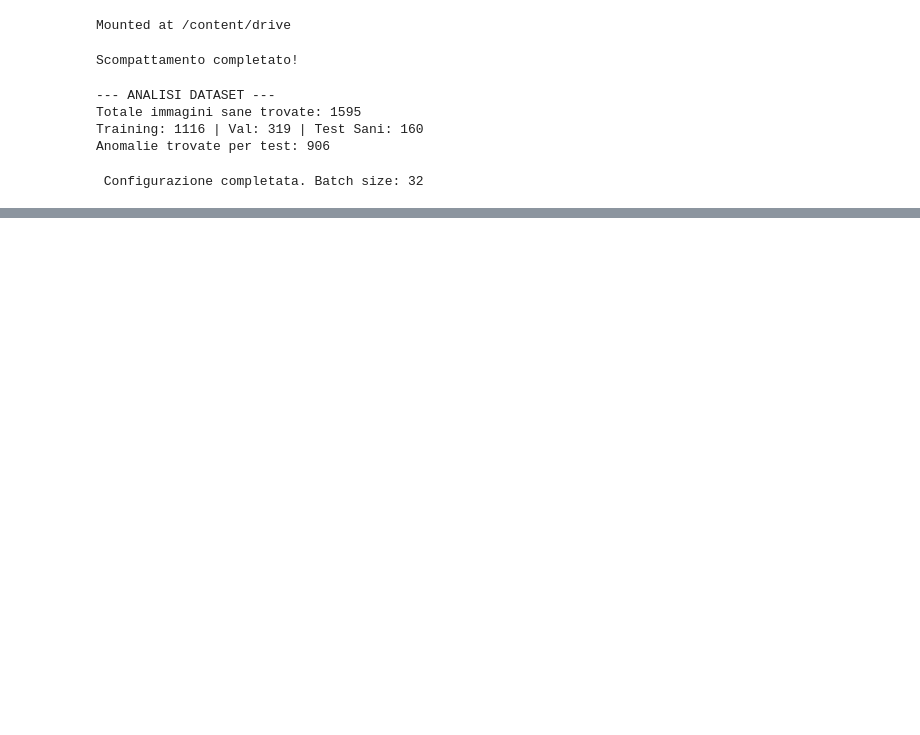
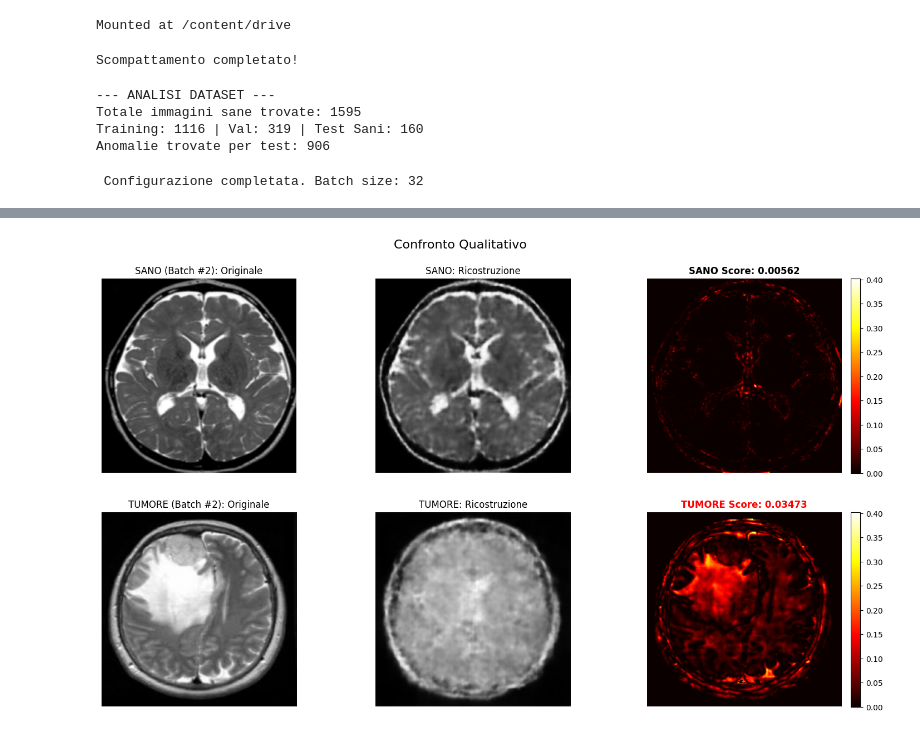
Before and after one commit to profsuccodifrutta/Variational_Autoencoder_for_Anomaly_Detection, a Jupyter notebook: 6_model.ipynb, the cells around one changed output, grey strips where cells are left out. Cells and saved outputs as stored; diff of their text form; code cells hidden in the pictures; blank space fills up the shorter version.

```diff
--- a/6_model.ipynb
+++ b/6_model.ipynb
@@ -544,18 +573,30 @@ inspect_loader(anno_loader, "ANOMALIE (Tumori)")
 # %%
 import torch.nn.functional as F
-
 import matplotlib.pyplot as plt
 import torch
 import torch.nn as nn
 
-def visualize_mri_anomaly(model, loader_sani, loader_anno, device, skip_batches=0):
+def visualize_mri_anomaly(model, loader_sani, loader_anno, device, skip_batches=0, skip_sani=None):
     model.eval()
     mse_loss = nn.MSELoss(reduction='none')
+
+    # Se non specifichi skip_sani, usa lo stesso valore di skip_batches
+    if skip_sani is None:
+        skip_sani = skip_batches
 
     with torch.no_grad():
         iter_sani = iter(loader_sani)
         iter_anno = iter(loader_anno)
 
+        # Salto i batch per i SANI
+        for _ in range(skip_sani):
+            try:
+                next(iter_sani)
+            except StopIteration:
+                iter_sani = iter(loader_sani)
+                break
+
+        # Salto i batch per i TUMORI
         for _ in range(skip_batches):
             try:
                 next(iter_anno)
@@ -563,8 +604,14 @@ def visualize_mri_anomaly(model, loader_sani, loader_anno, device, skip_batches=
                 iter_anno = iter(loader_anno)
                 break
 
+        # Prendo l'immagine corrente
         try:
             img_sano = next(iter_sani)
+        except StopIteration:
+            iter_sani = iter(loader_sani)
+            img_sano = next(iter_sani)
+
+        try:
             img_anno = next(iter_anno)
         except StopIteration:
             iter_anno = iter(loader_anno)
@@ -585,36 +632,43 @@ def visualize_mri_anomaly(model, loader_sani, loader_anno, device, skip_batches=
         err_sano = mse_loss(rec_sano, img_sano) * mask_sano
         err_anno = mse_loss(rec_anno, img_anno) * mask_anno
 
         score_sano = err_sano.sum() / (mask_sano.sum() + 1e-8)
         score_anno = err_anno.sum() / (mask_anno.sum() + 1e-8)
 
         err_sano = err_sano.cpu().squeeze()
         err_anno = err_anno.cpu().squeeze()
 
         fig, axes = plt.subplots(2, 3, figsize=(18, 10))
 
+        # SANO
         axes[0,0].imshow(img_sano.cpu().squeeze(), cmap='gray')
-        axes[0,0].set_title("SANO: Originale", fontsize=12)
+        axes[0,0].set_title(f"SANO (Batch #{skip_sani}): Originale", fontsize=12)
         axes[0,1].imshow(rec_sano.cpu().squeeze(), cmap='gray')
         axes[0,1].set_title("SANO: Ricostruzione", fontsize=12)
         im1 = axes[0,2].imshow(err_sano, cmap='hot', vmin=0)
         axes[0,2].set_title(f"SANO Score: {score_sano:.5f}", fontsize=12, fontweight='bold')
         fig.colorbar(im1, ax=axes[0,2], fraction=0.046, pad=0.04)
 
+        # TUMORE
         axes[1,0].imshow(img_anno.cpu().squeeze(), cmap='gray')
         axes[1,0].set_title(f"TUMORE (Batch #{skip_batches}): Originale", fontsize=12)
         axes[1,1].imshow(rec_anno.cpu().squeeze(), cmap='gray')
         axes[1,1].set_title("TUMORE: Ricostruzione", fontsize=12)
 
         vmax_val = max(err_anno.max(), err_sano.max())
         im2 = axes[1,2].imshow(err_anno, cmap='hot', vmin=0, vmax=vmax_val)
         axes[1,2].set_title(f"TUMORE Score: {score_anno:.5f}", fontsize=12, fontweight='bold', color='red')
         fig.colorbar(im2, ax=axes[1,2], fraction=0.046, pad=0.04)
 
         for ax in axes.flatten(): ax.axis('off')
-        plt.suptitle(f"Confronto Qualitativo (Batch Index: {skip_batches})", fontsize=16, y=0.95)
+        plt.suptitle(f"Confronto Qualitativo", fontsize=16, y=0.95)
         plt.show()
-visualize_mri_anomaly(model, test_loader_sani, anno_loader, device, skip_batches=3)
+
+
+visualize_mri_anomaly(model, test_loader_sani, anno_loader, device, skip_batches=2, skip_sani=2)
+# good visualizations: skip_batches = 3, 19,20,21,22, 27
+# %% [output]
+[figure, added]
 # %%
 # identifica immagini sane che il modello ha scambiato per tumori
 def analyze_false_positives(model, loader_sani, threshold, device, n_max=5):
```
Also changed, not shown: parts of 4 cells of this notebook.
